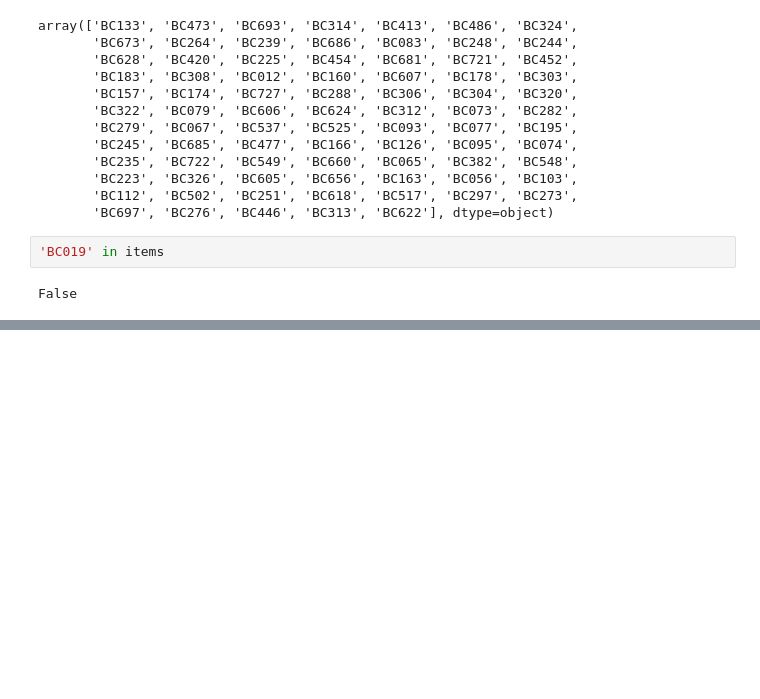
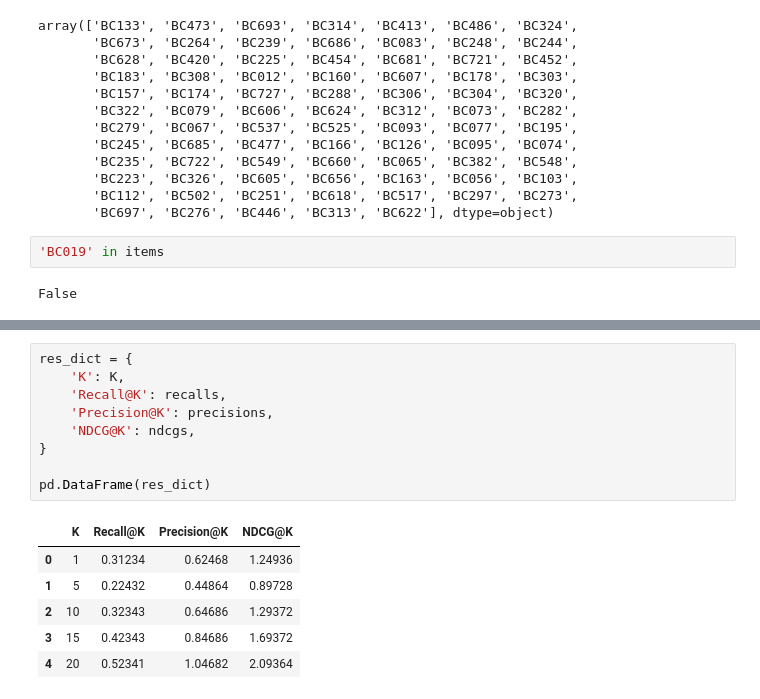
Before and after one commit to RusheelIyer/comp_lightgcn, a Jupyter notebook: test.ipynb, the cells around one changed output, grey strips where cells are left out. Drawn from its saved outputs; the diff is of its cells as text; blank space fills up the shorter version.

```diff
--- a/test.ipynb
+++ b/test.ipynb
@@ -83,0 +84,16 @@ plt.show()
+# %%
+res_dict = {
+    'K': K,
+    'Recall@K': recalls,
+    'Precision@K': precisions,
+    'NDCG@K': ndcgs,
+}
+
+pd.DataFrame(res_dict)
+# %% [output]
+|  | K | Recall@K | Precision@K | NDCG@K |
+| 0 | 1 | 0.31234 | 0.62468 | 1.24936 |
+| 1 | 5 | 0.22432 | 0.44864 | 0.89728 |
+| 2 | 10 | 0.32343 | 0.64686 | 1.29372 |
+| 3 | 15 | 0.42343 | 0.84686 | 1.69372 |
+| 4 | 20 | 0.52341 | 1.04682 | 2.09364 |
```
Also changed, not shown: parts of 2 cells of this notebook, 2 other files.
